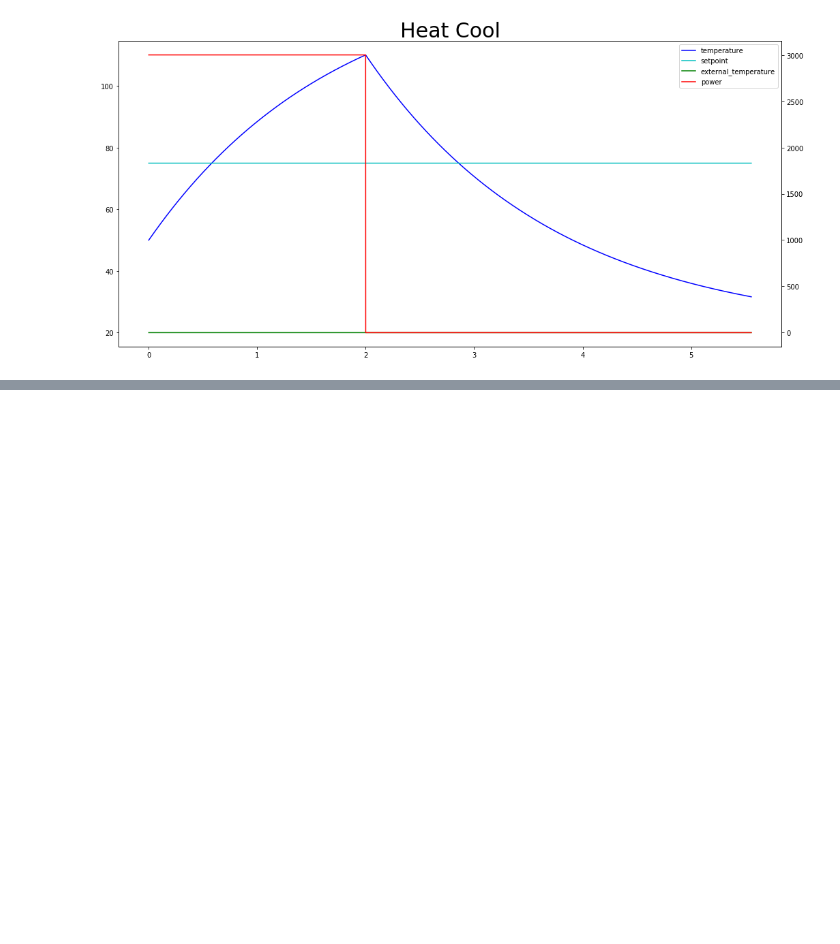
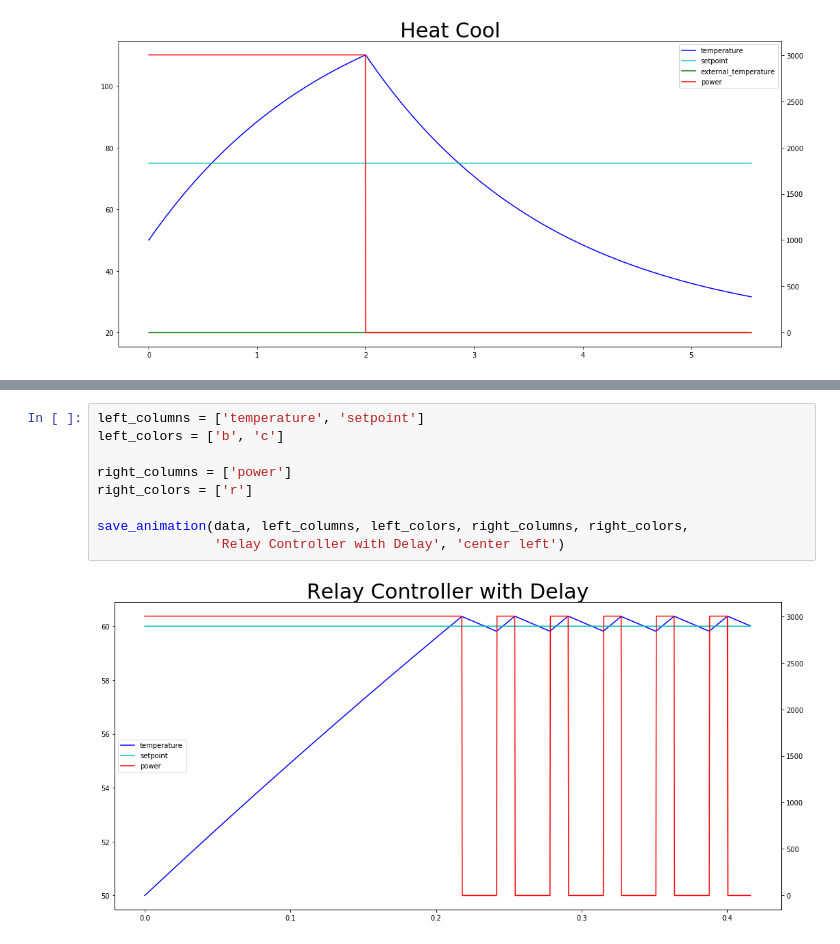
Before and after one commit to mabrek/controllers-2018, a Jupyter notebook: controllers.ipynb, the cells around one changed output, grey strips where cells are left out. Drawn from its saved outputs; the diff is of its cells as text; blank space fills up the shorter version.

```diff
--- a/controllers.ipynb
+++ b/controllers.ipynb
@@ -111,0 +184,11 @@ save_animation(data, left_columns, left_colors, right_columns, right_colors, 'He
+# %%
+left_columns = ['temperature', 'setpoint']
+left_colors = ['b', 'c']
+
+right_columns = ['power']
+right_colors = ['r']
+
+save_animation(data, left_columns, left_colors, right_columns, right_colors,
+               'Relay Controller with Delay', 'center left')
+# %% [output]
+[figure, added]
```
Also changed, not shown: parts of 15 cells of this notebook.
